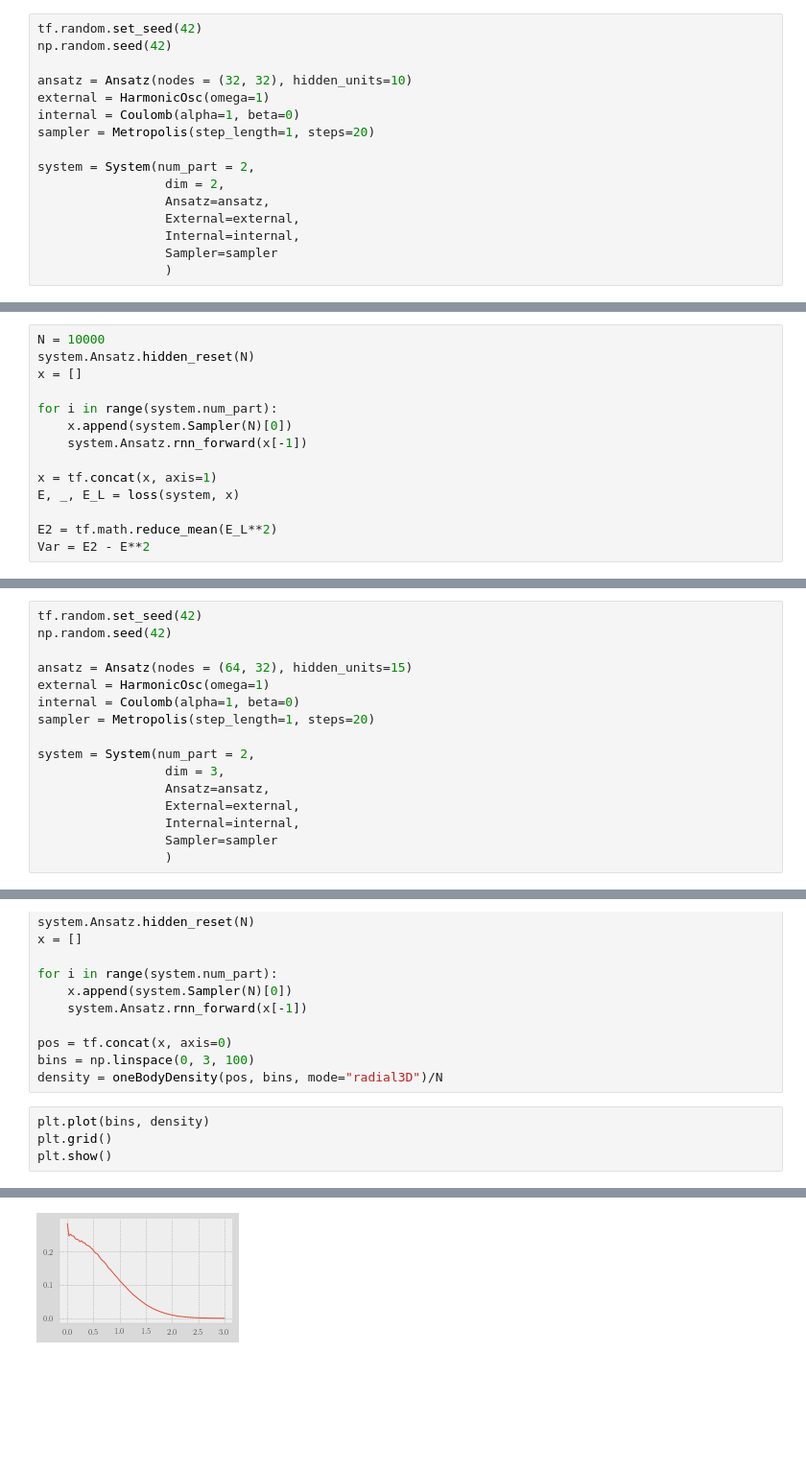
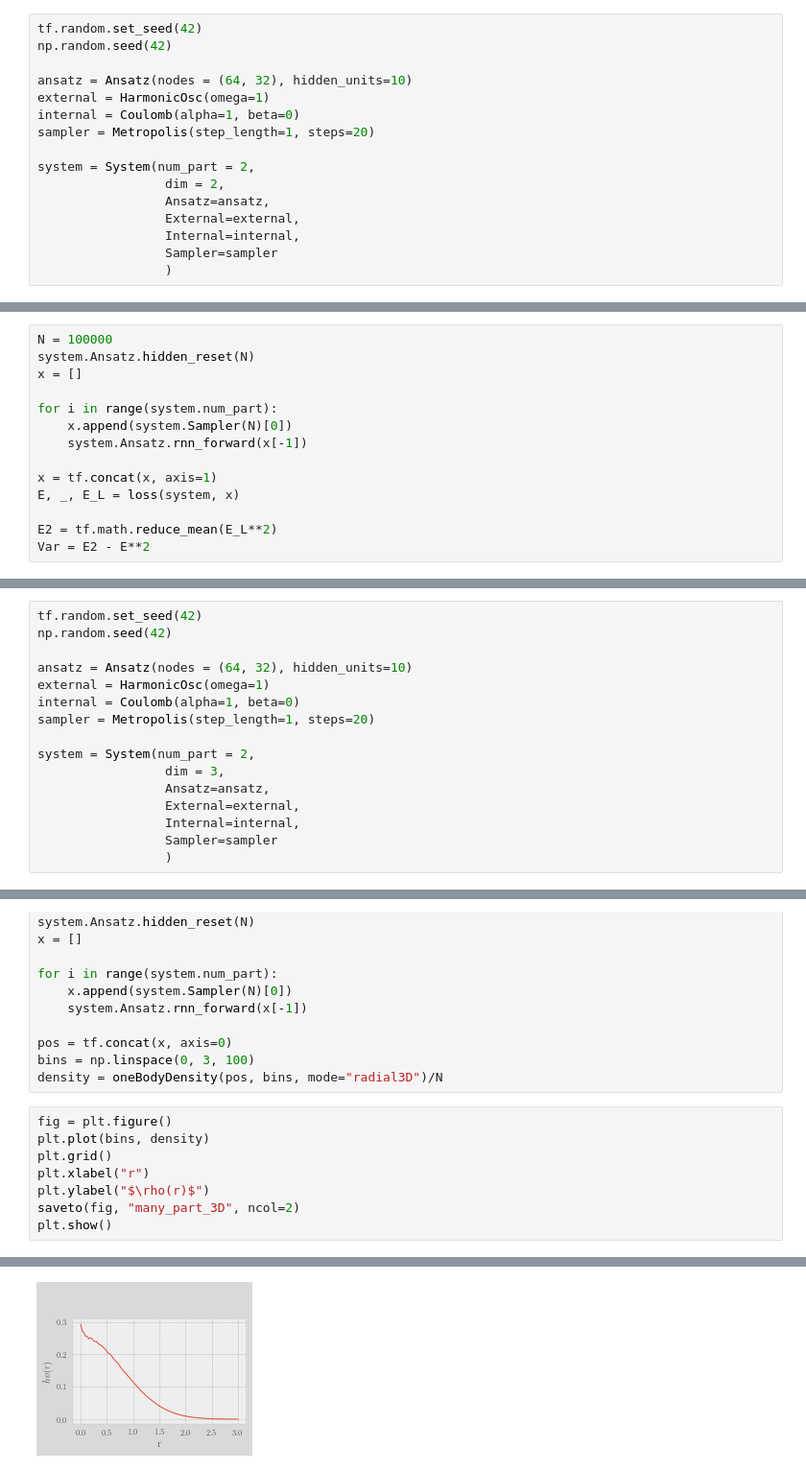
Before and after one commit to KristianWold/FYS4411, a Jupyter notebook: Project2/notebooks/Autoregressive RNN Bosons.ipynb, the cells around one changed output, grey strips where cells are left out. Shown at 96% size. Drawn from its saved outputs; the diff is of its cells as text; blank space fills up the shorter version.

```diff
--- a/Project2/notebooks/Autoregressive RNN Bosons.ipynb
+++ b/Project2/notebooks/Autoregressive RNN Bosons.ipynb
@@ -637,7 +637,7 @@ plt.show()
 tf.random.set_seed(42)
 np.random.seed(42)
 
-ansatz = Ansatz(nodes = (32, 32), hidden_units=10)
+ansatz = Ansatz(nodes = (64, 32), hidden_units=10)
 external = HarmonicOsc(omega=1)
 internal = Coulomb(alpha=1, beta=0)
 sampler = Metropolis(step_length=1, steps=20)
@@ -683,7 +683,7 @@ print(f"{system.Sampler(N)[1]}/{20*N}")
 # %% [markdown]
 #### Estimate Energy
 # %%
-N = 10000
+N = 100000
 system.Ansatz.hidden_reset(N)
 x = []
 
@@ -708,7 +708,7 @@ Var=0.29251
 tf.random.set_seed(42)
 np.random.seed(42)
 
-ansatz = Ansatz(nodes = (64, 32), hidden_units=15)
+ansatz = Ansatz(nodes = (64, 32), hidden_units=10)
 external = HarmonicOsc(omega=1)
 internal = Coulomb(alpha=1, beta=0)
 sampler = Metropolis(step_length=1, steps=20)
@@ -783,7 +783,11 @@ pos = tf.concat(x, axis=0)
 bins = np.linspace(0, 3, 100)
 density = oneBodyDensity(pos, bins, mode="radial3D")/N
 # %%
+fig = plt.figure()
 plt.plot(bins, density)
 plt.grid()
+plt.xlabel("r")
+plt.ylabel("$\rho(r)$")
+saveto(fig, "many_part_3D", ncol=2)
 plt.show()
 # %% [output]
@@ -790 +795 @@ plt.show()
-[figure, old version]
+[figure, new version]
```
Also changed, not shown: parts of 16 cells of this notebook, 10 other files.
